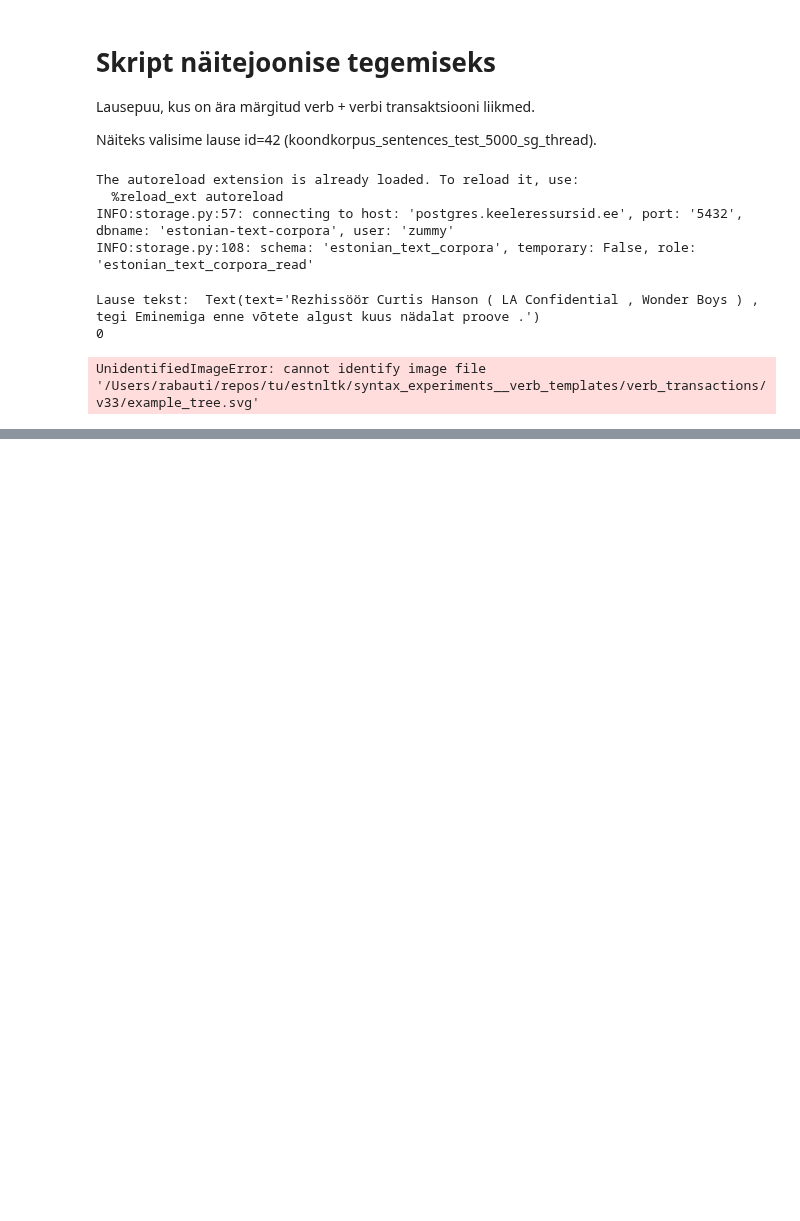
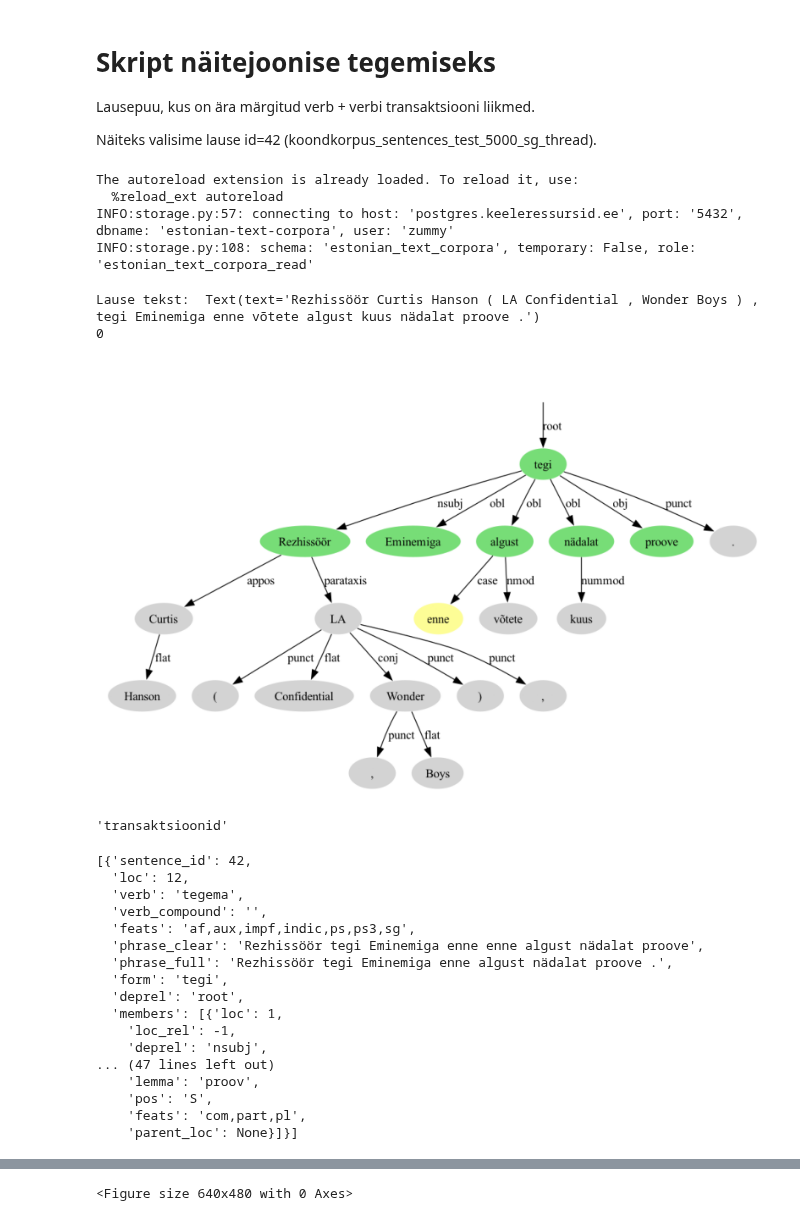
Before and after one commit to estnltk/syntax_experiments, a Jupyter notebook: verb_transactions/v33/draw_example_tree.ipynb, the cells around one changed output, grey strips where cells are left out. Cells and saved outputs as stored; diff of their text form; code cells hidden in the pictures; blank space fills up the shorter version.

```diff
--- a/verb_transactions/v33/draw_example_tree.ipynb
+++ b/verb_transactions/v33/draw_example_tree.ipynb
@@ -131,32 +131,50 @@ for collection_id, text in my_db_reader.get_collections(shuffle=False, progressb
 
     collocations, = extract_something(text=text, collection_id=collection_id, data=[])
     if not len(collocations): continue
     graph = SyntaxGraphCustom(text["v172_stanza_syntax"])
     print('Lause tekst: ', text)
 
     highlight = []
     for i, verb_transaction in enumerate(collocations):
         print(i)
         h = {}
         tr_head = verb_transaction['loc']
         tr_kids = [m['loc'] for m in verb_transaction['members'] if not m['parent_loc']]
         tr_grandkids = [m['loc'] for m in verb_transaction['members'] if m['parent_loc']]
         h['nodes'] = [tr_head] + tr_kids
         h['color'] = pastel_colors[0] # green
         highlight.append(h)
 
         if tr_grandkids:
              highlight.append({'color':  pastel_colors[1], 'nodes':  tr_grandkids})  # yellow
 
-    graph.draw_graph_example(display=1, highlight=highlight, filename='example_tree.svg')
+    graph.draw_graph_example(display=1, highlight=highlight, filename='example_tree.png')
     display('transaktsioonid', collocations)
 
 print('done.')
 # %% [output]
 The autoreload extension is already loaded. To reload it, use:
   %reload_ext autoreload
 INFO:storage.py:57: connecting to host: 'postgres.keeleressursid.ee', port: '5432', dbname: 'estonian-text-corpora', user: 'zummy'
 INFO:storage.py:108: schema: 'estonian_text_corpora', temporary: False, role: 'estonian_text_corpora_read'
 Lause tekst:  Text(text='Rezhissöör Curtis Hanson ( LA Confidential , Wonder Boys ) , tegi Eminemiga enne võtete algust kuus nädalat proove .')
 0
+[figure, added]
-UnidentifiedImageError: cannot identify image file '/Users/rabauti/repos/tu/estnltk/syntax_experiments__verb_templates/verb_transactions/v33/example_tree.svg'
+'transaktsioonid'
+[{'sentence_id': 42,
+  'loc': 12,
+  'verb': 'tegema',
+  'verb_compound': '',
+  'feats': 'af,aux,impf,indic,ps,ps3,sg',
+  'phrase_clear': 'Rezhissöör tegi Eminemiga enne enne algust nädalat proove',
+  'phrase_full': 'Rezhissöör tegi Eminemiga enne algust nädalat proove .',
+  'form': 'tegi',
+  'deprel': 'root',
+  'members': [{'loc': 1,
+    'loc_rel': -1,
+    'deprel': 'nsubj',
+... (47 lines left out)
+    'lemma': 'proov',
+    'pos': 'S',
+    'feats': 'com,part,pl',
+    'parent_loc': None}]}]
@@ -162,0 +184 @@ UnidentifiedImageError: cannot identify image file '/Users/rabauti/repos/tu/estn
+<Figure size 640x480 with 0 Axes>
```
Also changed, not shown: parts of 1 cell of this notebook, 51 other files.
